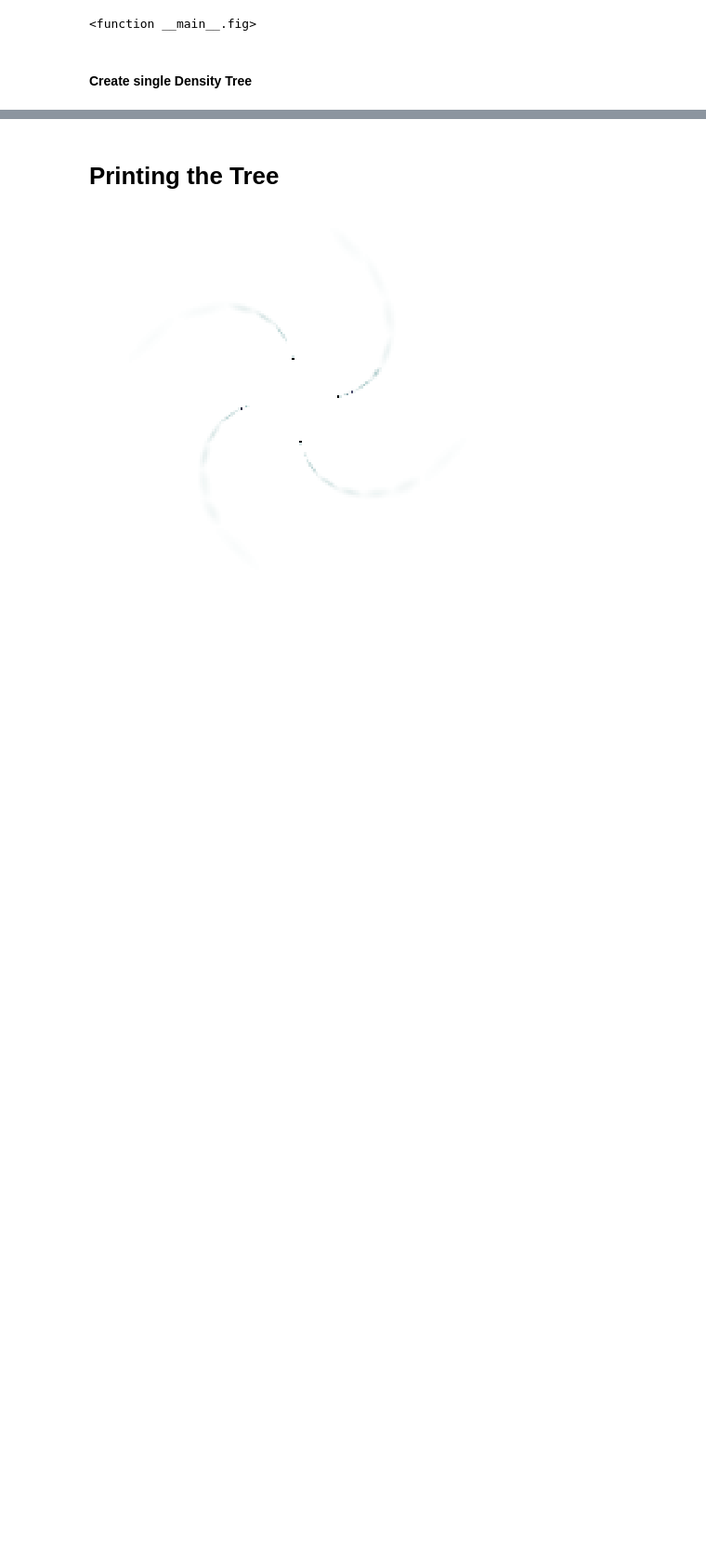
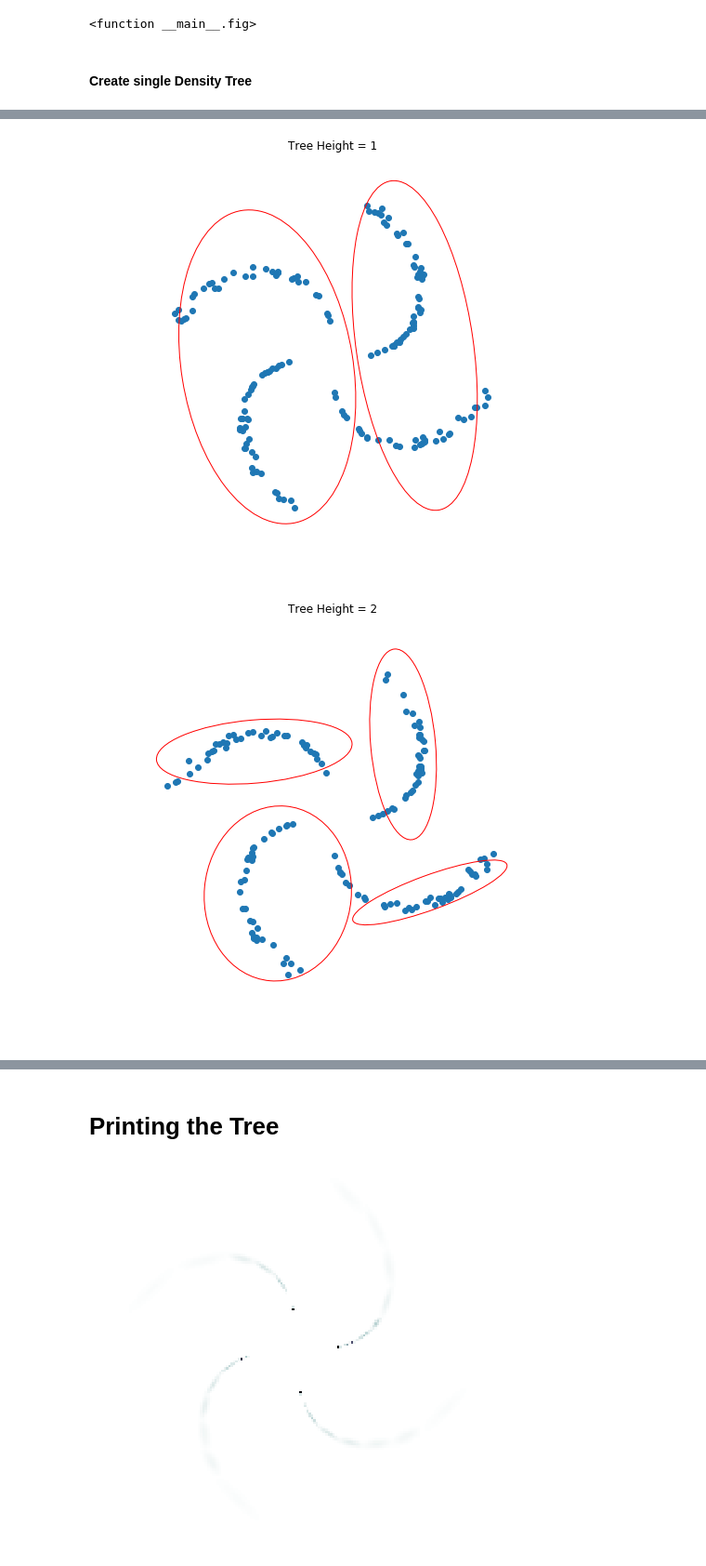
Before and after one commit to CyrilWendl/SIE-Master, a Jupyter notebook: Code/Density Forest.ipynb, the cells around one changed output, grey strips where cells are left out. Shown at 93% size. Saved outputs shown, nothing was run; the diff lists cells and outputs as text; code cells hidden in the pictures; blank space fills up the shorter version.

```diff
--- a/Code/Density Forest.ipynb
+++ b/Code/Density Forest.ipynb
@@ -170,0 +170,16 @@ for i in range(5,9):
+# %%
+for i in range(1,7):
+    means, covs = get_covs_means_depth(root,i,[],[])
+    fig, axes = plt.subplots(1, 1, figsize=(8,8))
+    subset = draw_subsamples(dataset, .01)
+    plt.scatter(subset[:,0],subset[:,1])
+    plot_ellipses(axes, means, covs)
+    plt.axis('off')
+    plt.xlim([-1.5,1.5])
+    plt.ylim([-1.5,1.5])
+    plt.title("Tree Height = "+str(i))
+    plt.savefig("../Figures/density_tree/D" + str(d_id) + "_data_h_"+str(i)+".pdf", bbox_inches='tight', pad_inches=0)
+    plt.show()
+# %% [output]
+[figure, added]
+[figure, added]
```
Also changed, not shown: parts of 6 cells of this notebook, 21 other files.
